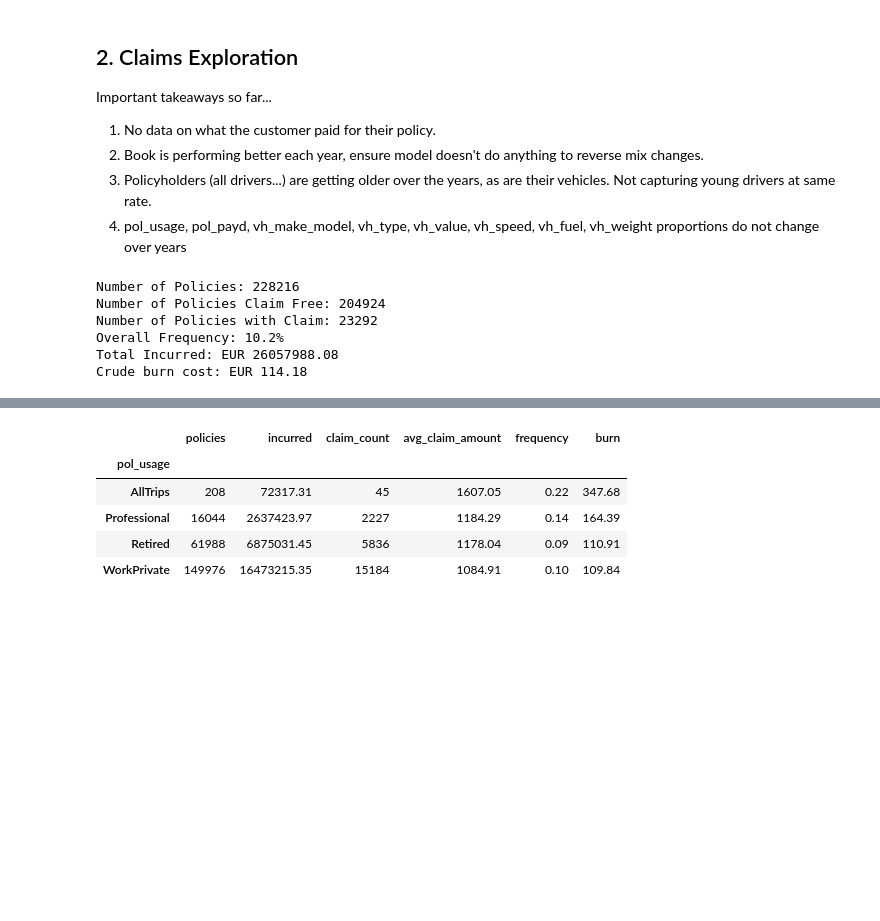
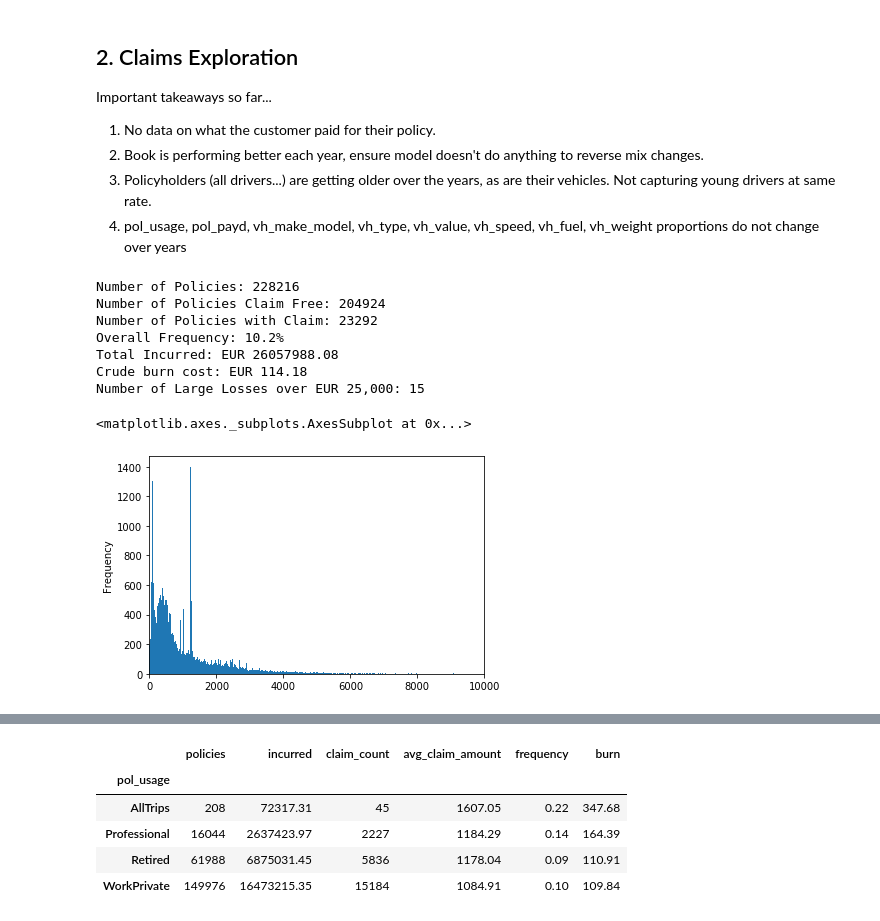
Before and after one commit to jpennell12/insurancepricing, a Jupyter notebook: python/exploration.ipynb, the cells around one changed output, grey strips where cells are left out. Drawn from its saved outputs; the diff is of its cells as text; code cells hidden in the pictures; blank space fills up the shorter version.

Commit message:
Added large loss count and amount graph

```diff
--- a/python/exploration.ipynb
+++ b/python/exploration.ipynb
@@ -145,6 +145,8 @@ print(f"Total Incurred: EUR { round(sum(data['claim_amount']),2) } ")
 
 burn_crude = sum(data['claim_amount']) / len(data)
 print(f"Crude burn cost: EUR { round(burn_crude, 2) } ")
+
+print(f"Number of Large Losses over EUR 15,000: {len(data[data['claim_amount'] >= 15000])}")
 # %% [output]
 Number of Policies: 228216
 Number of Policies Claim Free: 204924
@@ -152,6 +154,13 @@ Number of Policies with Claim: 23292
 Overall Frequency: 10.2%
 Total Incurred: EUR 26057988.08
 Crude burn cost: EUR 114.18
+Number of Large Losses over EUR 25,000: 15
+# %%
+claim_data = data[data['claim_amount'] != 0]
+claim_data['claim_amount'].plot(kind='hist', bins=5000, xlim=(0,10000))
+# %% [output]
+<matplotlib.axes._subplots.AxesSubplot at 0x...>
+[figure, added]
 # %%
 data_yearly = get_claims_performance(data, 'year')
 data_yearly
```
Also changed, not shown: parts of 5 cells of this notebook, 1 other file.
